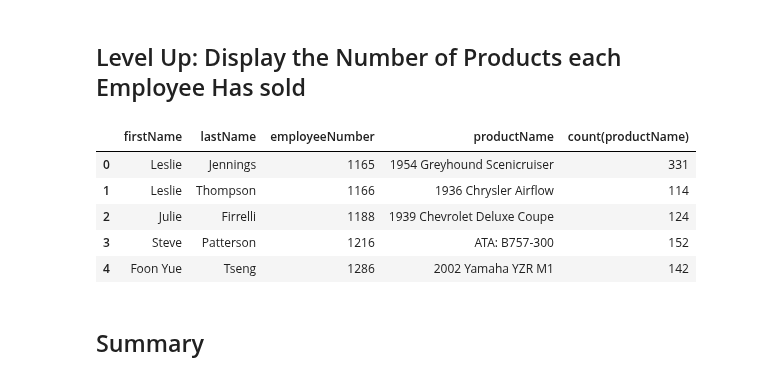
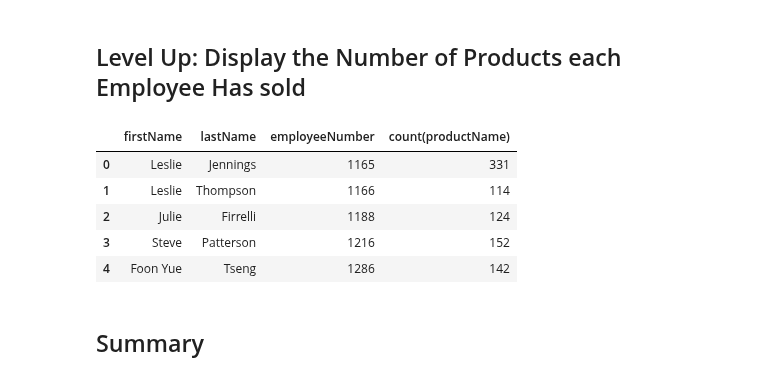
Before and after one commit to graceh3/dsc-1-05-11-join-statements-lab-nyc-ds-career-012819, a Jupyter notebook: index.ipynb, the cells around one changed output. Cells and saved outputs as stored; diff of their text form; code cells hidden in the pictures.

```diff
--- a/index.ipynb
+++ b/index.ipynb
@@ -174,26 +174,26 @@ df.head()
 ## Level Up: Display the Number of Products each Employee Has sold
 # %%
 #Your code here
-cursor.execute('''SELECT firstName, lastName, employeeNumber, productName, count(productName) FROM employees
+cursor.execute('''SELECT firstName, lastName, employeeNumber, count(productName) FROM employees
                         INNER JOIN customers
                             on employees.employeeNumber = customers.salesRepEmployeeNumber
                         LEFT JOIN orders
                             on customers.customerNumber = orders.customerNumber
                         LEFT JOIN orderdetails
                             on orders.orderNumber = orderdetails.orderNumber
                         LEFT JOIN products
                             on orderdetails.productCode = products.productCode
                         GROUP by employeeNumber''')
 df = pd.DataFrame(cursor.fetchall())
 df.columns = [i[0] for i in cursor.description]
 df.head()
 # %% [output]
-|  | firstName | lastName | employeeNumber | productName | count(productName) |
-| 0 | Leslie | Jennings | 1165 | 1954 Greyhound Scenicruiser | 331 |
-| 1 | Leslie | Thompson | 1166 | 1936 Chrysler Airflow | 114 |
-| 2 | Julie | Firrelli | 1188 | 1939 Chevrolet Deluxe Coupe | 124 |
-| 3 | Steve | Patterson | 1216 | ATA: B757-300 | 152 |
-| 4 | Foon Yue | Tseng | 1286 | 2002 Yamaha YZR M1 | 142 |
+|  | firstName | lastName | employeeNumber | count(productName) |
+| 0 | Leslie | Jennings | 1165 | 331 |
+| 1 | Leslie | Thompson | 1166 | 114 |
+| 2 | Julie | Firrelli | 1188 | 124 |
+| 3 | Steve | Patterson | 1216 | 152 |
+| 4 | Foon Yue | Tseng | 1286 | 142 |
 # %% [markdown]
 ## Summary
 # %% [markdown]
```
